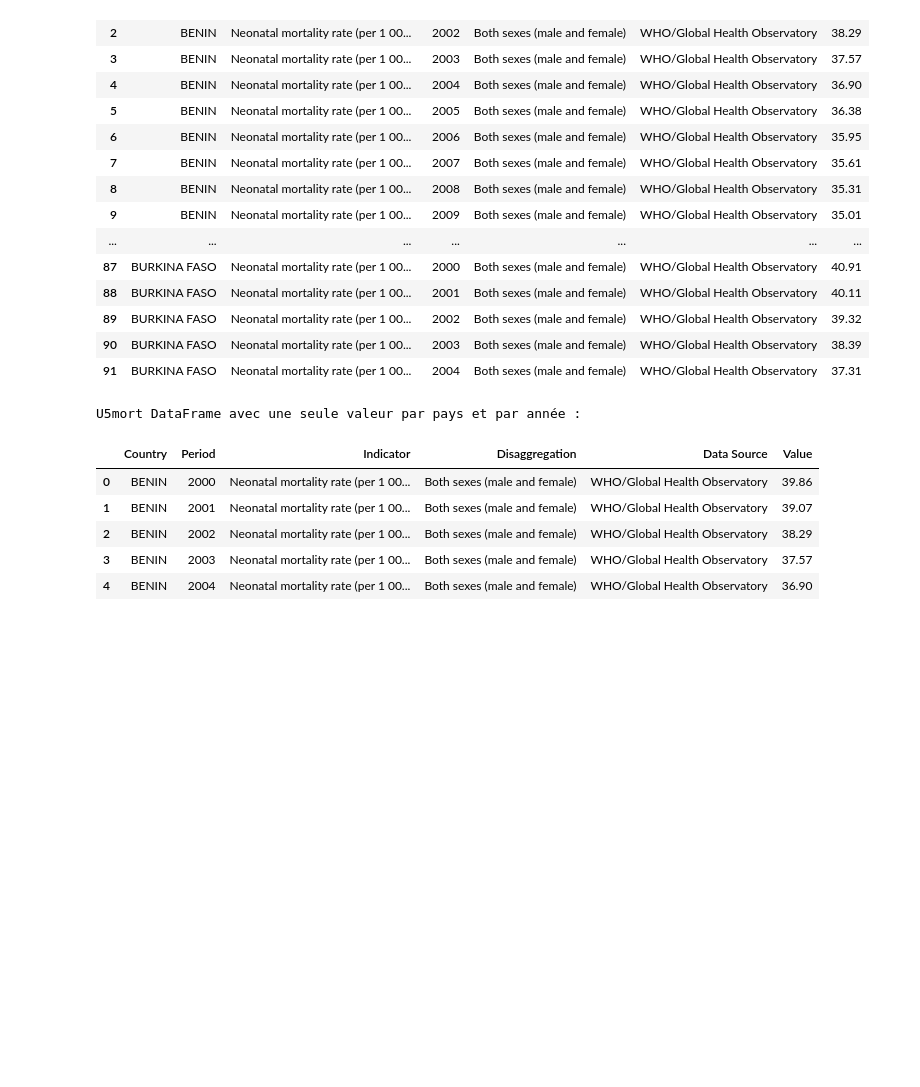
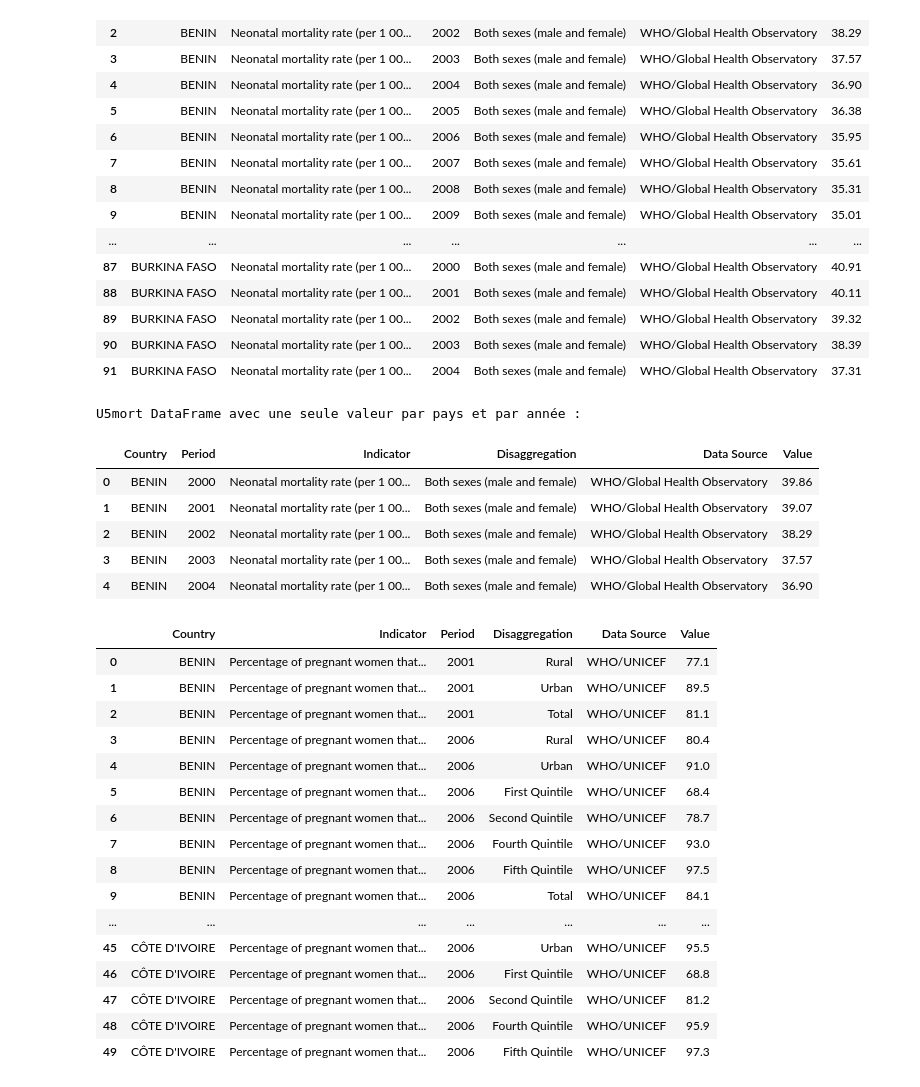
Before and after one commit to Cothilyba77/Projet_final_Force_N, a Jupyter notebook: Exploration de données.ipynb, the cells around one changed output. Saved outputs shown, nothing was run; the diff lists cells and outputs as text; code cells hidden in the pictures; blank space fills up the shorter version.

```diff
--- a/Exploration de données.ipynb
+++ b/Exploration de données.ipynb
@@ -358,3 +358,23 @@ U5mort DataFrame avec une seule valeur par pays et par année :
 | 2 | BENIN | 2002 | Neonatal mortality rate (per 1 00... | Both sexes (male and female) | WHO/Global Health Observatory | 38.29 |
 | 3 | BENIN | 2003 | Neonatal mortality rate (per 1 00... | Both sexes (male and female) | WHO/Global Health Observatory | 37.57 |
 | 4 | BENIN | 2004 | Neonatal mortality rate (per 1 00... | Both sexes (male and female) | WHO/Global Health Observatory | 36.90 |
+# %%
+preg_women.head(50)
+# %% [output]
+|  | Country | Indicator | Period | Disaggregation | Data Source | Value |
+| 0 | BENIN | Percentage of pregnant women that... | 2001 | Rural | WHO/UNICEF | 77.1 |
+| 1 | BENIN | Percentage of pregnant women that... | 2001 | Urban | WHO/UNICEF | 89.5 |
+| 2 | BENIN | Percentage of pregnant women that... | 2001 | Total | WHO/UNICEF | 81.1 |
+| 3 | BENIN | Percentage of pregnant women that... | 2006 | Rural | WHO/UNICEF | 80.4 |
+| 4 | BENIN | Percentage of pregnant women that... | 2006 | Urban | WHO/UNICEF | 91.0 |
+| 5 | BENIN | Percentage of pregnant women that... | 2006 | First Quintile | WHO/UNICEF | 68.4 |
+| 6 | BENIN | Percentage of pregnant women that... | 2006 | Second Quintile | WHO/UNICEF | 78.7 |
+| 7 | BENIN | Percentage of pregnant women that... | 2006 | Fourth Quintile | WHO/UNICEF | 93.0 |
+| 8 | BENIN | Percentage of pregnant women that... | 2006 | Fifth Quintile | WHO/UNICEF | 97.5 |
+| 9 | BENIN | Percentage of pregnant women that... | 2006 | Total | WHO/UNICEF | 84.1 |
+| ... | ... | ... | ... | ... | ... | ... |
+| 45 | CÔTE D'IVOIRE | Percentage of pregnant women that... | 2006 | Urban | WHO/UNICEF | 95.5 |
+| 46 | CÔTE D'IVOIRE | Percentage of pregnant women that... | 2006 | First Quintile | WHO/UNICEF | 68.8 |
+| 47 | CÔTE D'IVOIRE | Percentage of pregnant women that... | 2006 | Second Quintile | WHO/UNICEF | 81.2 |
+| 48 | CÔTE D'IVOIRE | Percentage of pregnant women that... | 2006 | Fourth Quintile | WHO/UNICEF | 95.9 |
+| 49 | CÔTE D'IVOIRE | Percentage of pregnant women that... | 2006 | Fifth Quintile | WHO/UNICEF | 97.3 |
```
Also changed, not shown: parts of 2 cells of this notebook.
